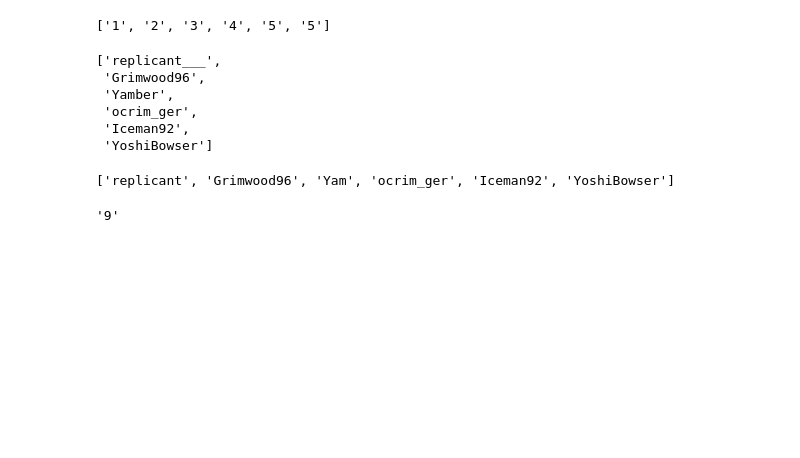
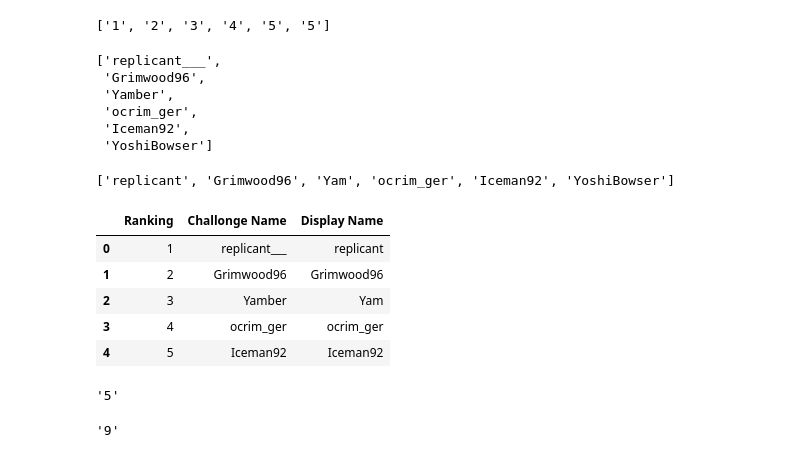
Before and after one commit to DarrenCCT/Tournament-Analysis, a Jupyter notebook: EUAC - Data Collection.ipynb, the cells around one changed output. Cells and saved outputs as stored; diff of their text form; code cells hidden in the pictures; blank space fills up the shorter version.

```diff
--- a/EUAC - Data Collection.ipynb
+++ b/EUAC - Data Collection.ipynb
@@ -1401,3 +1401,17 @@ challongeNames
 displayNames
 # %% [output]
 ['replicant', 'Grimwood96', 'Yam', 'ocrim_ger', 'Iceman92', 'YoshiBowser']
+# %%
+tempDf = pd.DataFrame({
+    "Ranking": rankings,
+    "Challonge Name": challongeNames,
+    "Display Name": displayNames
+})
+tempDf.head()
+# %% [output]
+|  | Ranking | Challonge Name | Display Name |
+| 0 | 1 | replicant___ | replicant |
+| 1 | 2 | Grimwood96 | Grimwood96 |
+| 2 | 3 | Yamber | Yam |
+| 3 | 4 | ocrim_ger | ocrim_ger |
+| 4 | 5 | Iceman92 | Iceman92 |
@@ -1404,3 +1425,7 @@ displayNames
+# %%
+get_rankings(tempDf, "Iceman92")
+# %% [output]
+'5'
 # %%
 matches = soup.select("g.match")
 # %%
```
Also changed, not shown: parts of 5 cells of this notebook.
